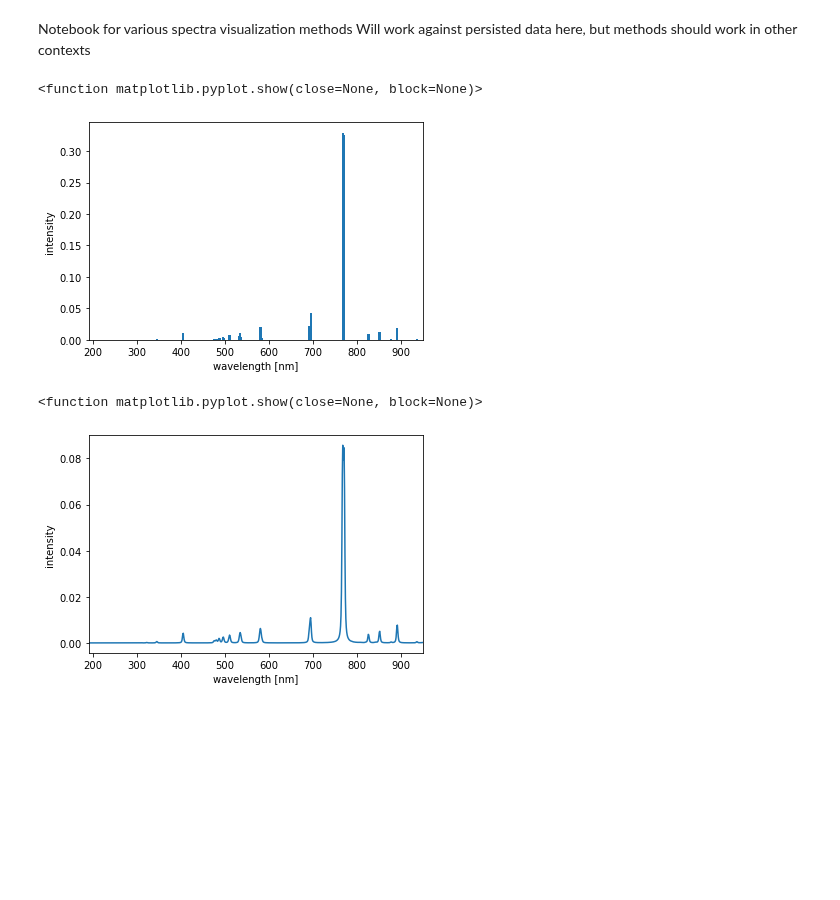
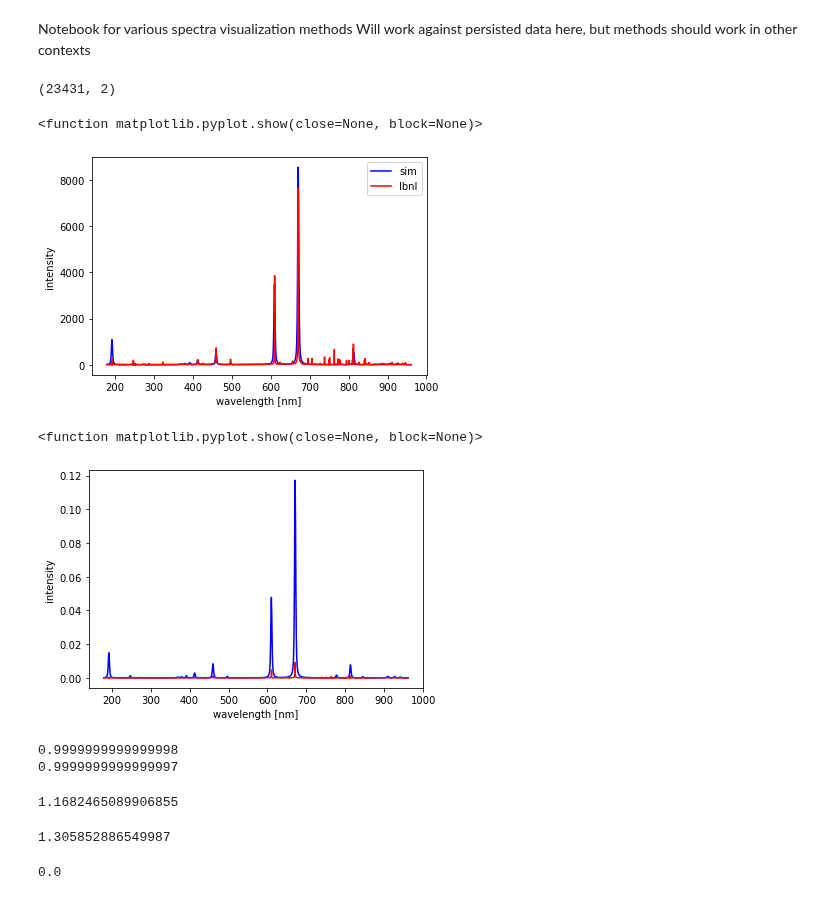
Before and after one commit to MWhitta/phaseMAP, a Jupyter notebook: util/spec_vis.ipynb, the cells around one changed output. Saved outputs shown, nothing was run; the diff lists cells and outputs as text; code cells hidden in the pictures; blank space fills up the shorter version.

Commit message:
nist libs lines tested vs website correctly

```diff
--- a/util/spec_vis.ipynb
+++ b/util/spec_vis.ipynb
@@ -27,13 +17,23 @@ elem_symb = [key for key in atom_dict.keys()]
+# %%
+#working with spec_maker2 here which combines lines then provides composite
+#should recover the same Li2CO3 spectrum here as we get from the NIST LIBS website
+fracs_dict = {'Li':0.33, 'C':0.17, 'O':0.5}
+my_maker = spectrum_maker()
+wave, spec, lines_dict = my_maker.make_spectra(fracs_dict)
+# %%
+#import the expermental libs spectra from LBNL
+libs_spec = np.genfromtxt(datapath / "experimental/LIBS_Li2CO3.csv", delimiter=',', skip_header=1)
+libs_spec.shape
+# %% [output]
+(23431, 2)
 # %%
-#update element to see atomic spectra
-elem = "K"
-x_spec=atom_dict[elem][:,0]
-y_spec=atom_dict[elem][:,1]
-plt.bar(x=x_spec, height = y_spec, width=5) #note width impacts line vis
+plt.plot(wave, spec, color='blue', label = 'sim')
+plt.plot(libs_spec[:,0],libs_spec[:,1], color='red', label='lbnl')
 plt.xlabel('wavelength [nm]')
 plt.ylabel('intensity')
-plt.xlim([190, 950]) #note data may go beyond this range
+#plt.xlim([190, 950]) #note data may go beyond this range
+plt.legend()
 plt.show
 # %% [output]
 <function matplotlib.pyplot.show(close=None, block=None)>
-[figure, old version]
+[figure, new version]
@@ -53,13 +40,13 @@ for key in atom_dict.keys():
 # %%
-#Make an experimental spectrum with spread around these exact lines
-elem = "K"
-my_maker = spectrum_maker()
-wave, spec = my_maker.peak_maker(elem)
-plt.plot(wave, spec)
+#Scale to same total intensity and plot again
+scale_spec = spec / np.sum(spec)
+lab_spec = libs_spec[:,1] / np.sum(libs_spec[:,1])
+plt.plot(wave, scale_spec, color='blue')
+plt.plot(libs_spec[:,0],lab_spec, color='red')
 plt.xlabel('wavelength [nm]')
 plt.ylabel('intensity')
-plt.xlim([190, 950]) #note data may go beyond this range
+#plt.xlim([190, 950]) #note data may go beyond this range
 plt.show
 # %% [output]
 <function matplotlib.pyplot.show(close=None, block=None)>
-[figure, old version]
+[figure, new version]
@@ -75 +53,30 @@ plt.show
+# %%
+#opposite of expected! experimental must have many small non-zero values
+print(np.sum(lab_spec))
+print(np.sum(scale_spec))
+# %% [output]
+0.9999999999999998
+0.9999999999999997
+# %%
+#location of max Li peak on simulated
+wave[np.argmax(lines_dict['Li'])] #671 nm
+lines_dict['Li'][np.argmax(lines_dict['Li'])] #41005.8, line height > voigt max?
+np.argmax(spec) + 180 #671
+sim_scale = 10000 / np.max(spec)
+sim_scale #0.5841232544953427
+# %% [output]
+1.1682465089906855
+# %%
+#scaling factor for LBNL libs gun
+libs_spec[:,0][np.argmax(libs_spec[:,1])] #670.7333333333884
+lab_scaling =  10000 / np.max(libs_spec[:,1])
+lab_scaling #1.305852886549987
+# %% [output]
+1.305852886549987
+# %%
+#confirm other elements don't contribute at 671
+lines_dict['C'][671 - 180] #0
+lines_dict['O'][671 - 180] #0
+# %% [output]
+0.0
 # %%
```
Also changed, not shown: parts of 14 cells of this notebook, 3 other files.
